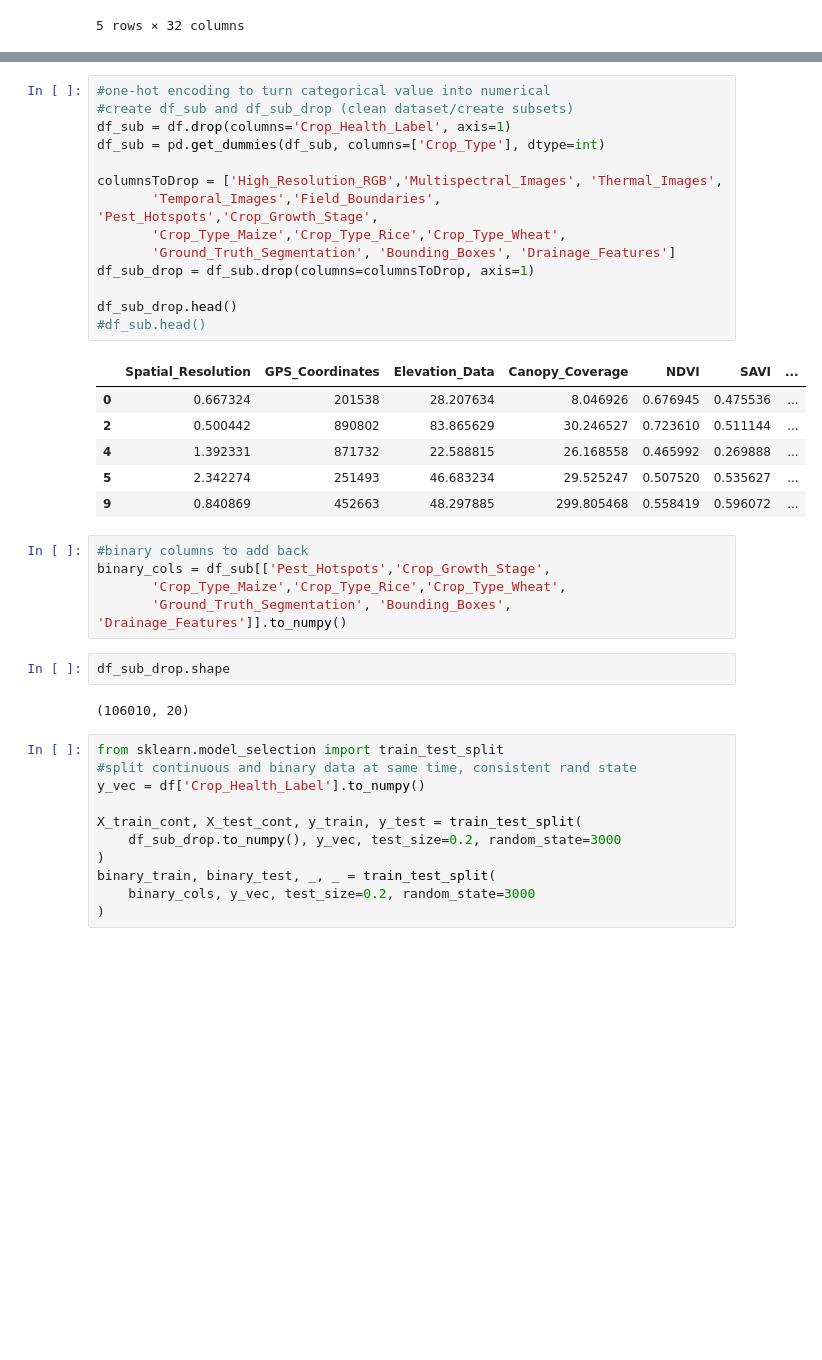
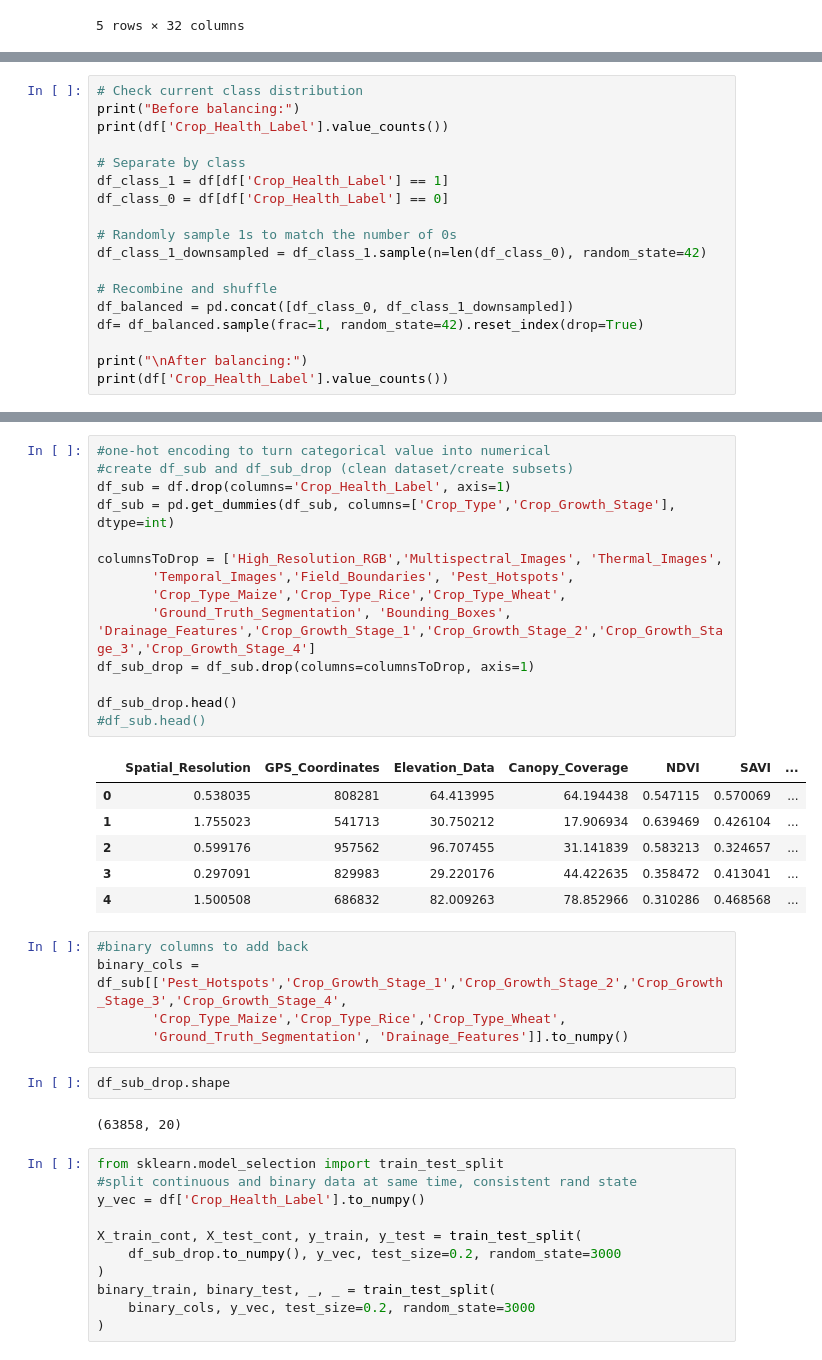
Before and after one commit to NEU-Khoury-DoC/26su-DoC-Project-Template, a Jupyter notebook: api/backend/ml_models/crop_health_knn.ipynb, the cells around one changed output, grey strips where cells are left out. Cells and saved outputs as stored; diff of their text form; blank space fills up the shorter version.

```diff
--- a/api/backend/ml_models/crop_health_knn.ipynb
+++ b/api/backend/ml_models/crop_health_knn.ipynb
@@ -66,0 +69,18 @@ df.head()
+# %%
+# Check current class distribution
+print("Before balancing:")
+print(df['Crop_Health_Label'].value_counts())
+
+# Separate by class
+df_class_1 = df[df['Crop_Health_Label'] == 1]
+df_class_0 = df[df['Crop_Health_Label'] == 0]
+
+# Randomly sample 1s to match the number of 0s
+df_class_1_downsampled = df_class_1.sample(n=len(df_class_0), random_state=42)
+
+# Recombine and shuffle
+df_balanced = pd.concat([df_class_0, df_class_1_downsampled])
+df= df_balanced.sample(frac=1, random_state=42).reset_index(drop=True)
+
+print("\nAfter balancing:")
+print(df['Crop_Health_Label'].value_counts())
@@ -67,33 +99,33 @@ df.head()
 # %%
 #one-hot encoding to turn categorical value into numerical
 #create df_sub and df_sub_drop (clean dataset/create subsets)
 df_sub = df.drop(columns='Crop_Health_Label', axis=1)
-df_sub = pd.get_dummies(df_sub, columns=['Crop_Type'], dtype=int)
+df_sub = pd.get_dummies(df_sub, columns=['Crop_Type','Crop_Growth_Stage'], dtype=int)
 
 columnsToDrop = ['High_Resolution_RGB','Multispectral_Images', 'Thermal_Images',
-       'Temporal_Images','Field_Boundaries', 'Pest_Hotspots','Crop_Growth_Stage',
+       'Temporal_Images','Field_Boundaries', 'Pest_Hotspots',
        'Crop_Type_Maize','Crop_Type_Rice','Crop_Type_Wheat',
-       'Ground_Truth_Segmentation', 'Bounding_Boxes', 'Drainage_Features']
+       'Ground_Truth_Segmentation', 'Bounding_Boxes', 'Drainage_Features','Crop_Growth_Stage_1','Crop_Growth_Stage_2','Crop_Growth_Stage_3','Crop_Growth_Stage_4']
 df_sub_drop = df_sub.drop(columns=columnsToDrop, axis=1)
 
 df_sub_drop.head()
 #df_sub.head()
 # %% [output]
 |  | Spatial_Resolution | GPS_Coordinates | Elevation_Data | Canopy_Coverage | NDVI | SAVI | ... |
-| 0 | 0.667324 | 201538 | 28.207634 | 8.046926 | 0.676945 | 0.475536 | ... |
-| 2 | 0.500442 | 890802 | 83.865629 | 30.246527 | 0.723610 | 0.511144 | ... |
-| 4 | 1.392331 | 871732 | 22.588815 | 26.168558 | 0.465992 | 0.269888 | ... |
-| 5 | 2.342274 | 251493 | 46.683234 | 29.525247 | 0.507520 | 0.535627 | ... |
-| 9 | 0.840869 | 452663 | 48.297885 | 299.805468 | 0.558419 | 0.596072 | ... |
+| 0 | 0.538035 | 808281 | 64.413995 | 64.194438 | 0.547115 | 0.570069 | ... |
+| 1 | 1.755023 | 541713 | 30.750212 | 17.906934 | 0.639469 | 0.426104 | ... |
+| 2 | 0.599176 | 957562 | 96.707455 | 31.141839 | 0.583213 | 0.324657 | ... |
+| 3 | 0.297091 | 829983 | 29.220176 | 44.422635 | 0.358472 | 0.413041 | ... |
+| 4 | 1.500508 | 686832 | 82.009263 | 78.852966 | 0.310286 | 0.468568 | ... |
 # %%
 #binary columns to add back
-binary_cols = df_sub[['Pest_Hotspots','Crop_Growth_Stage',
+binary_cols = df_sub[['Pest_Hotspots','Crop_Growth_Stage_1','Crop_Growth_Stage_2','Crop_Growth_Stage_3','Crop_Growth_Stage_4',
        'Crop_Type_Maize','Crop_Type_Rice','Crop_Type_Wheat',
-       'Ground_Truth_Segmentation', 'Bounding_Boxes', 'Drainage_Features']].to_numpy()
+       'Ground_Truth_Segmentation', 'Drainage_Features']].to_numpy()
 # %%
 df_sub_drop.shape
 # %% [output]
-(106010, 20)
+(63858, 20)
 # %%
 from sklearn.model_selection import train_test_split
 #split continuous and binary data at same time, consistent rand state
```
Also changed, not shown: parts of 18 cells of this notebook.
